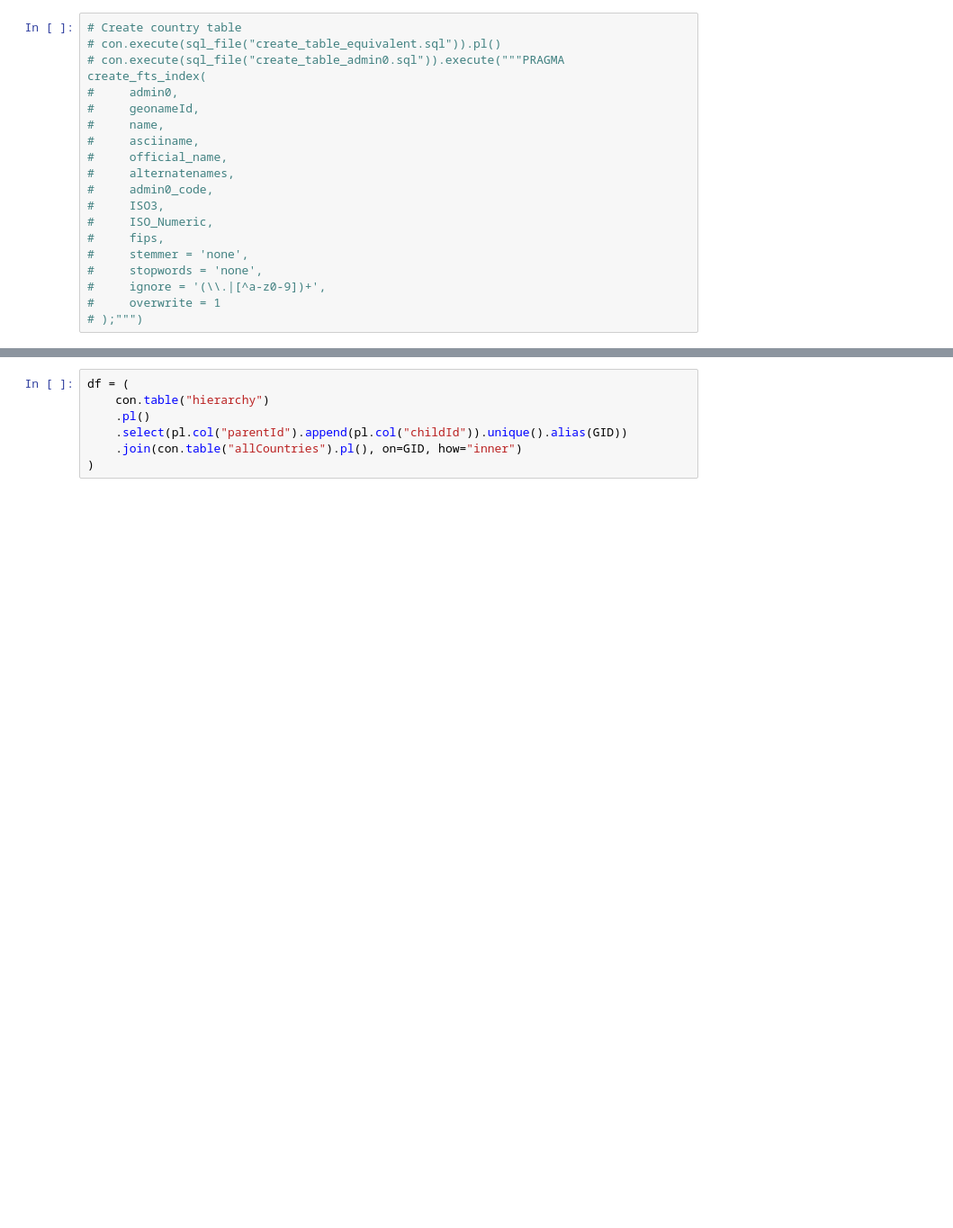
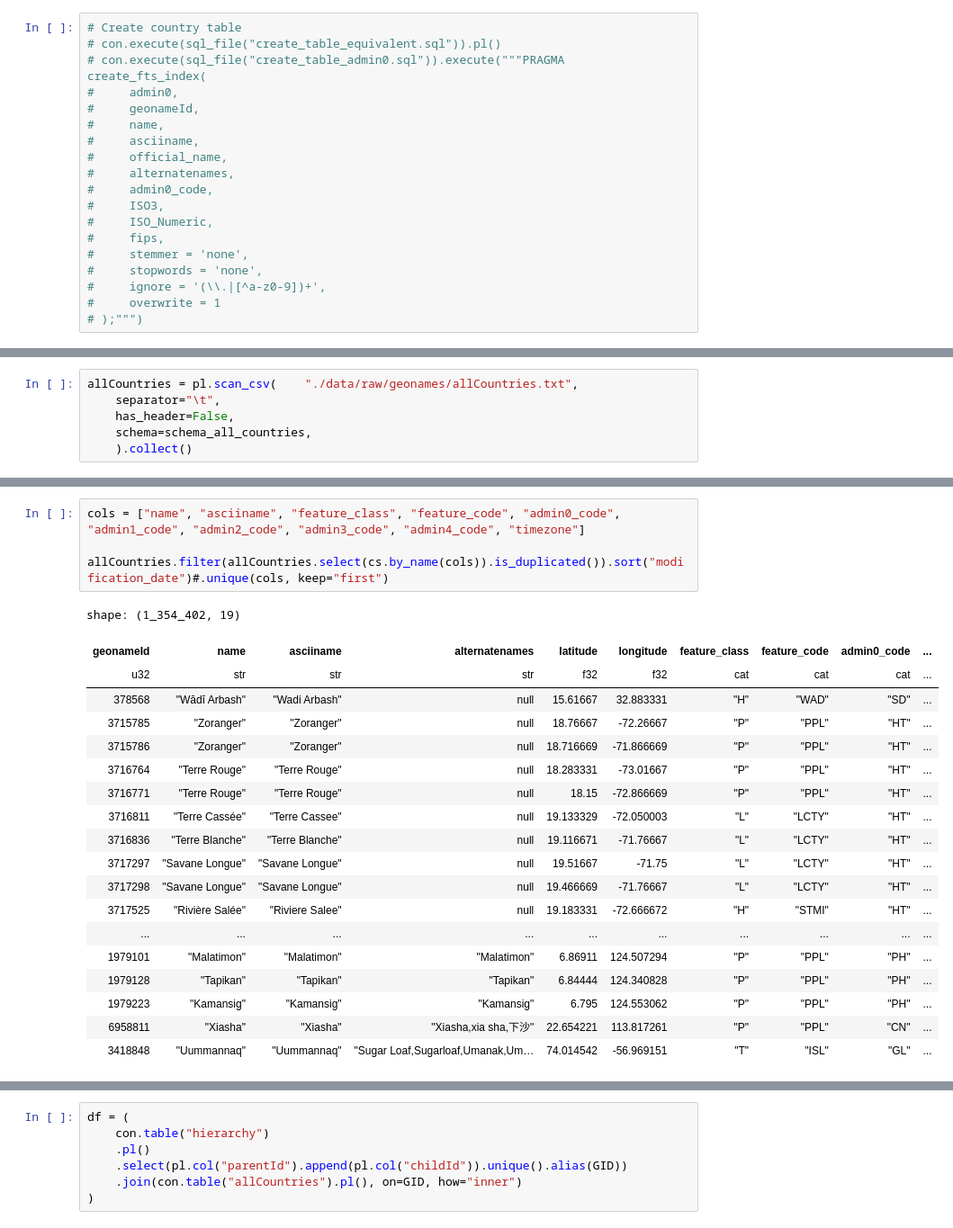
Before and after one commit to SamBroomy/heisenberg, a Jupyter notebook: test.ipynb, the cells around one changed output, grey strips where cells are left out. Shown at 90% size. Drawn from its saved outputs; the diff is of its cells as text; blank space fills up the shorter version.

```diff
--- a/test.ipynb
+++ b/test.ipynb
@@ -1100,0 +1126,6 @@ build_places_search_table(con, overwrite=False)
+# %%
+allCountries = pl.scan_csv(    "./data/raw/geonames/allCountries.txt",
+    separator="\t",
+    has_header=False,
+    schema=schema_all_countries,
+    ).collect()
@@ -1100,0 +1145,24 @@ build_places_search_table(con, overwrite=False)
+# %%
+cols = ["name", "asciiname", "feature_class", "feature_code", "admin0_code", "admin1_code", "admin2_code", "admin3_code", "admin4_code", "timezone"]
+
+allCountries.filter(allCountries.select(cs.by_name(cols)).is_duplicated()).sort("modification_date")#.unique(cols, keep="first")
+# %% [output]
+shape: (1_354_402, 19)
+| geonameId | name | asciiname | alternatenames | latitude | longitude | feature_class | feature_code | admin0_code | ... |
+| u32 | str | str | str | f32 | f32 | cat | cat | cat | ... |
+| 378568 | "Wādī Arbash" | "Wadi Arbash" | null | 15.61667 | 32.883331 | "H" | "WAD" | "SD" | ... |
+| 3715785 | "Zoranger" | "Zoranger" | null | 18.76667 | -72.26667 | "P" | "PPL" | "HT" | ... |
+| 3715786 | "Zoranger" | "Zoranger" | null | 18.716669 | -71.866669 | "P" | "PPL" | "HT" | ... |
+| 3716764 | "Terre Rouge" | "Terre Rouge" | null | 18.283331 | -73.01667 | "P" | "PPL" | "HT" | ... |
+| 3716771 | "Terre Rouge" | "Terre Rouge" | null | 18.15 | -72.866669 | "P" | "PPL" | "HT" | ... |
+| 3716811 | "Terre Cassée" | "Terre Cassee" | null | 19.133329 | -72.050003 | "L" | "LCTY" | "HT" | ... |
+| 3716836 | "Terre Blanche" | "Terre Blanche" | null | 19.116671 | -71.76667 | "L" | "LCTY" | "HT" | ... |
+| 3717297 | "Savane Longue" | "Savane Longue" | null | 19.51667 | -71.75 | "L" | "LCTY" | "HT" | ... |
+| 3717298 | "Savane Longue" | "Savane Longue" | null | 19.466669 | -71.76667 | "L" | "LCTY" | "HT" | ... |
+| 3717525 | "Rivière Salée" | "Riviere Salee" | null | 19.183331 | -72.666672 | "H" | "STMI" | "HT" | ... |
+| ... | ... | ... | ... | ... | ... | ... | ... | ... | ... |
+| 1979101 | "Malatimon" | "Malatimon" | "Malatimon" | 6.86911 | 124.507294 | "P" | "PPL" | "PH" | ... |
+| 1979128 | "Tapikan" | "Tapikan" | "Tapikan" | 6.84444 | 124.340828 | "P" | "PPL" | "PH" | ... |
+| 1979223 | "Kamansig" | "Kamansig" | "Kamansig" | 6.795 | 124.553062 | "P" | "PPL" | "PH" | ... |
+| 6958811 | "Xiasha" | "Xiasha" | "Xiasha,xia sha,下沙" | 22.654221 | 113.817261 | "P" | "PPL" | "CN" | ... |
+| 3418848 | "Uummannaq" | "Uummannaq" | "Sugar Loaf,Sugarloaf,Umanak,Um… | 74.014542 | -56.969151 | "T" | "ISL" | "GL" | ... |
```
Also changed, not shown: parts of 22 cells of this notebook, 22 other files.
